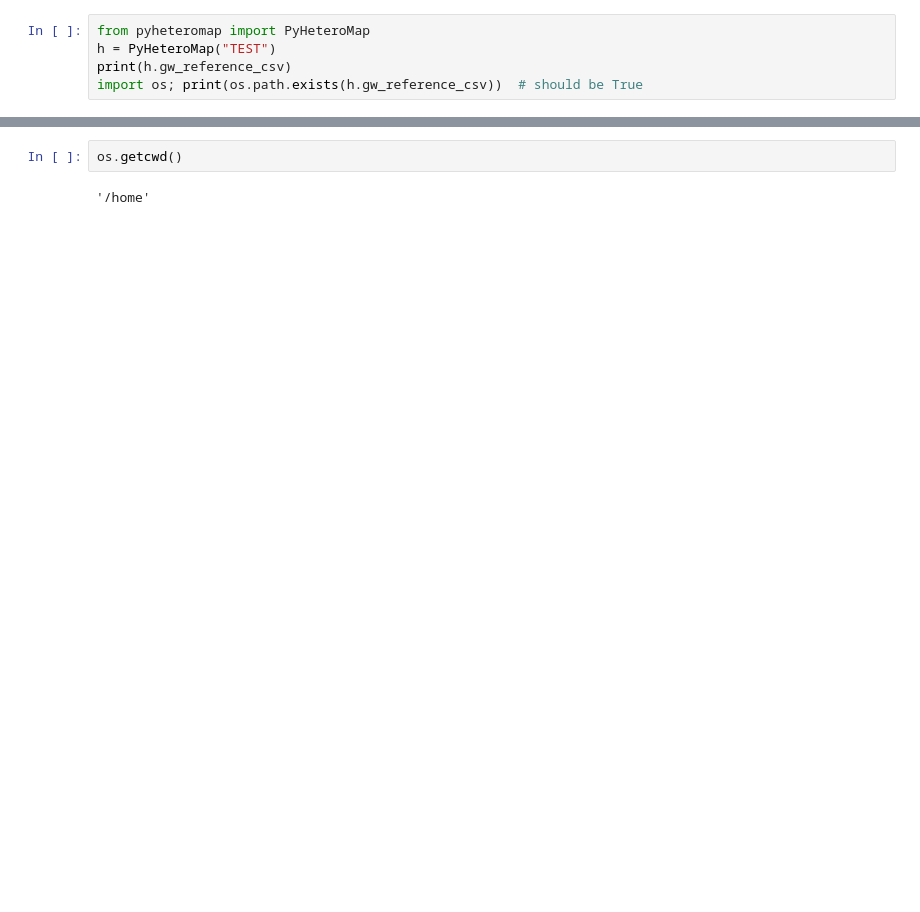
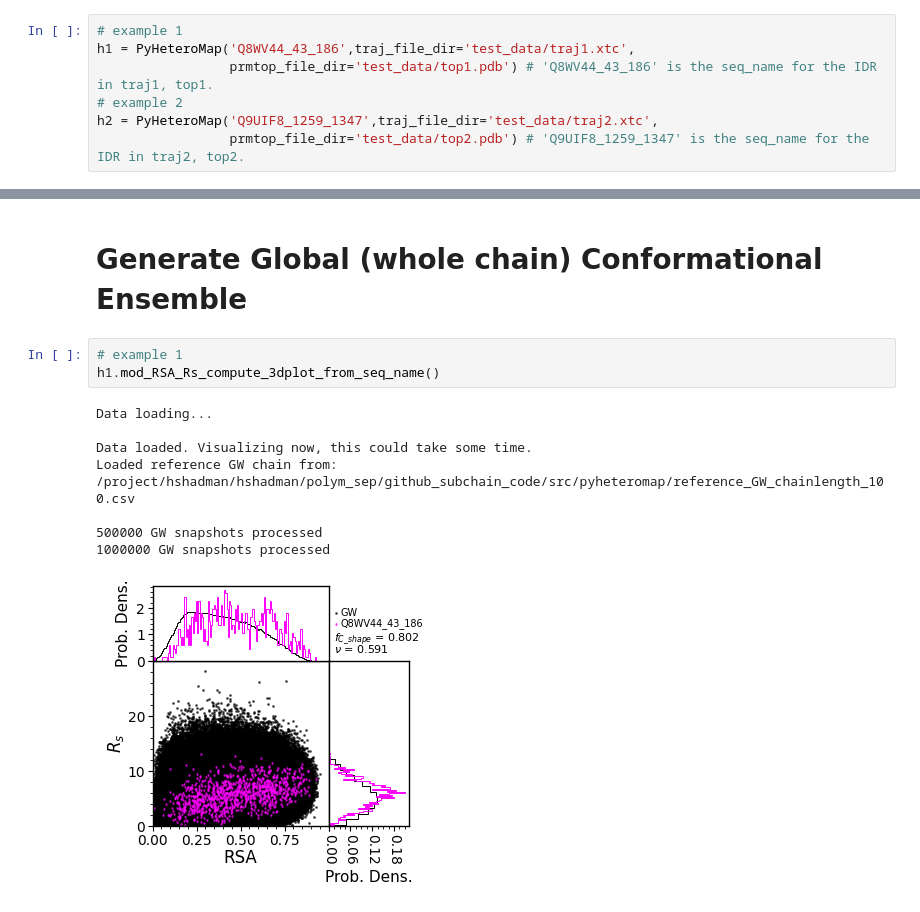
Before and after one commit to hshadman/IDP_Global_Local_Conformational_Landscapes, a Jupyter notebook: examples/example_usage.ipynb, the cells around one changed output, grey strips where cells are left out. Saved outputs shown, nothing was run; the diff lists cells and outputs as text; blank space fills up the shorter version.

```diff
--- a/examples/example_usage.ipynb
+++ b/examples/example_usage.ipynb
@@ -21,8 +11,10 @@ Successfully installed pyheteromap-0.1.0
 # %%
-from pyheteromap import PyHeteroMap
-h = PyHeteroMap("TEST")
-print(h.gw_reference_csv)
-import os; print(os.path.exists(h.gw_reference_csv))  # should be True
+# example 1
+h1 = PyHeteroMap('Q8WV44_43_186',traj_file_dir='test_data/traj1.xtc',
+                 prmtop_file_dir='test_data/top1.pdb') # 'Q8WV44_43_186' is the seq_name for the IDR in traj1, top1.
+# example 2
+h2 = PyHeteroMap('Q9UIF8_1259_1347',traj_file_dir='test_data/traj2.xtc',
+                 prmtop_file_dir='test_data/top2.pdb') # 'Q9UIF8_1259_1347' is the seq_name for the IDR in traj2, top2.
 # %% [output]
 Note: The first 10 frames in the trajectory were skipped.
 
@@ -31,4 +39,14 @@ True
-# %%
-os.getcwd()
-# %% [output]
-'/home'
+# %% [markdown]
+# Generate Global (whole chain) Conformational Ensemble
+# %%
+# example 1
+h1.mod_RSA_Rs_compute_3dplot_from_seq_name()
+# %% [output]
+Data loading...
+
+Data loaded. Visualizing now, this could take some time.
+Loaded reference GW chain from: /project/hshadman/hshadman/polym_sep/github_subchain_code/src/pyheteromap/reference_GW_chainlength_100.csv
+
+500000 GW snapshots processed
+1000000 GW snapshots processed
+[figure, added]
```
Also changed, not shown: parts of 15 cells of this notebook, 2 other files.
